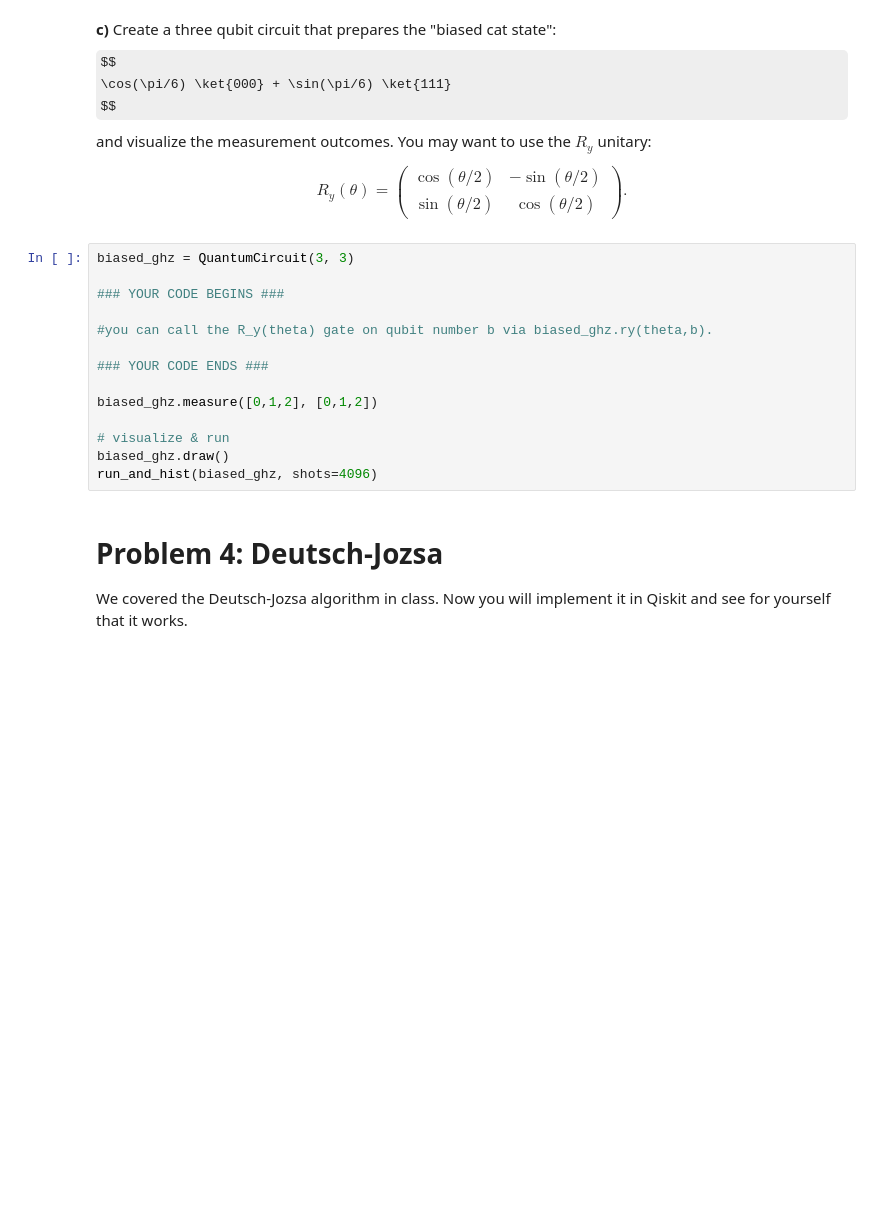
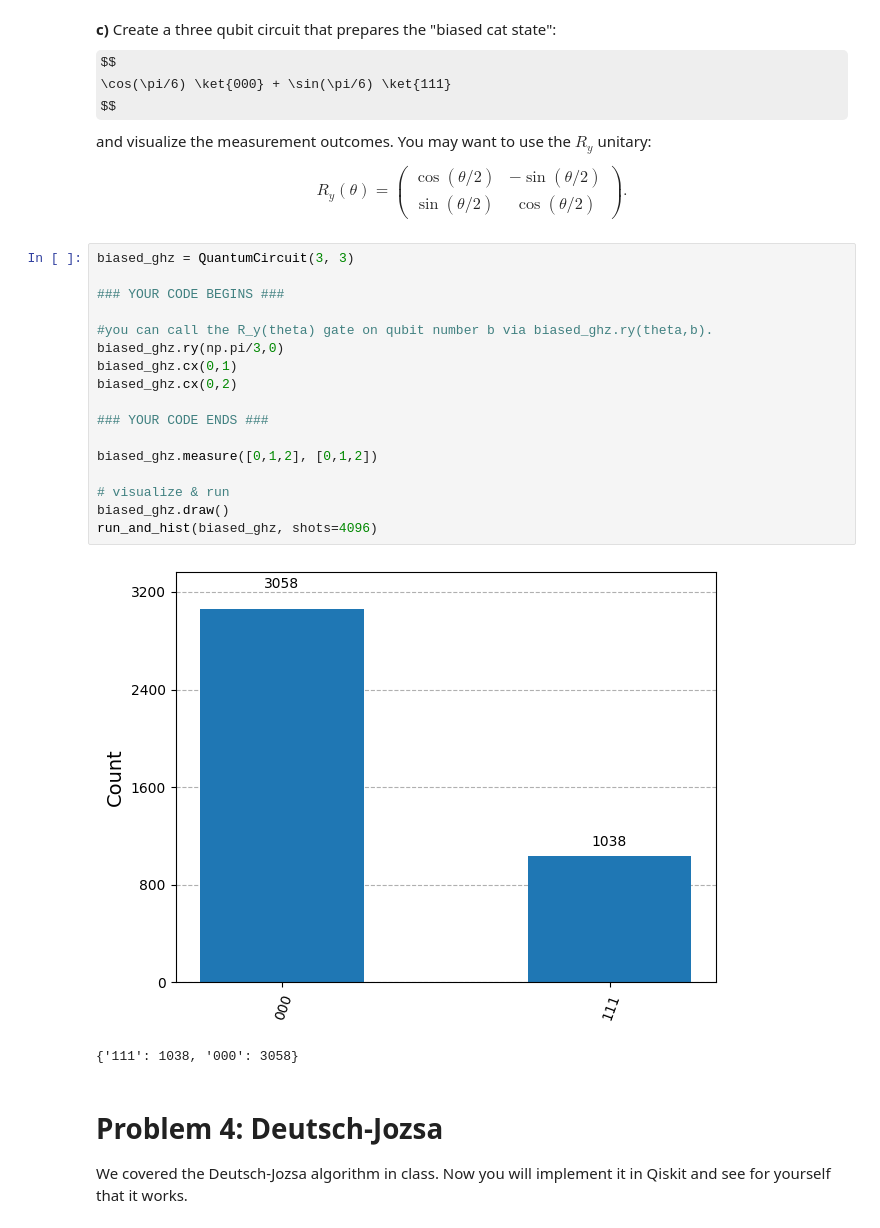
Before and after one commit to kaison0/Quantum_Computing_assignment, a Jupyter notebook: PSet1/coms4281_2025_pset1.ipynb, the cells around one changed output. Drawn from its saved outputs; the diff is of its cells as text; some formulas as TeX source; blank space fills up the shorter version.

```diff
--- a/PSet1/coms4281_2025_pset1.ipynb
+++ b/PSet1/coms4281_2025_pset1.ipynb
@@ -438,17 +458,23 @@ $$
 # %%
 biased_ghz = QuantumCircuit(3, 3)
 
 ### YOUR CODE BEGINS ###
 
 #you can call the R_y(theta) gate on qubit number b via biased_ghz.ry(theta,b).
+biased_ghz.ry(np.pi/3,0)
+biased_ghz.cx(0,1)
+biased_ghz.cx(0,2)
 
 ### YOUR CODE ENDS ###
 
 biased_ghz.measure([0,1,2], [0,1,2])
 
 # visualize & run
 biased_ghz.draw()
 run_and_hist(biased_ghz, shots=4096)
+# %% [output]
+[figure, added]
+{'111': 1038, '000': 3058}
 # %% [markdown]
 # Problem 4: Deutsch-Jozsa
 
```
Also changed, not shown: parts of 7 cells of this notebook.
